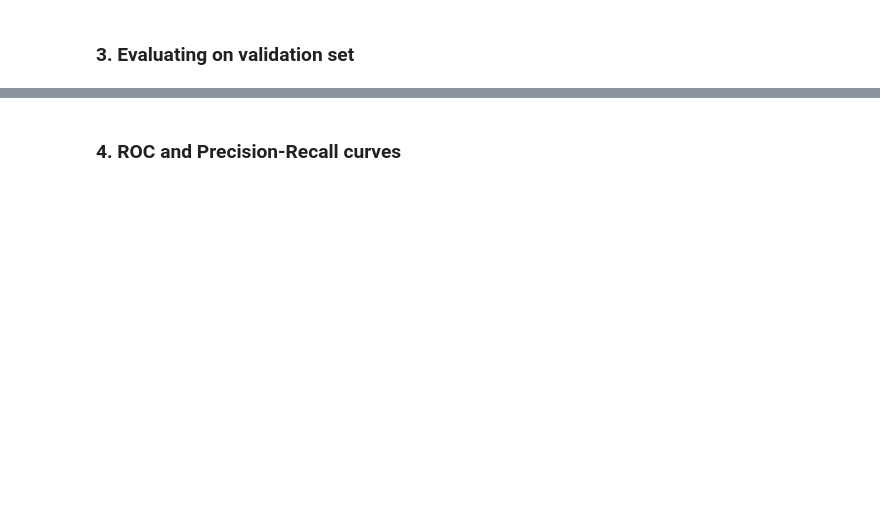
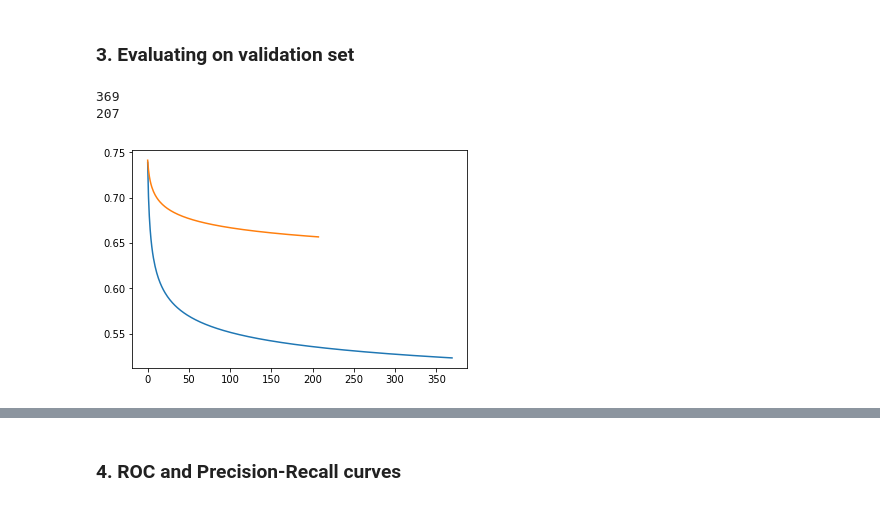
Before and after one commit to zanvat41/Logistic-Regression, a Jupyter notebook: logistic_regression.ipynb, the cells around one changed output, grey strips where cells are left out. Cells and saved outputs as stored; diff of their text form; code cells hidden in the pictures; blank space fills up the shorter version.

```diff
--- a/logistic_regression.ipynb
+++ b/logistic_regression.ipynb
@@ -210,3 +316,14 @@ Final value of L($\theta$) = __
 ### 3. Evaluating on validation set
 # %%
 # (a) Plot L(theta) vs num_epochs for both training and validation set on the same figure
+LR3 = LogisticRegression()
+L_thetas3t, preds3t, theta3t = LR3.fit(X_train,y_train)
+#wt, bt = LR3.get_param()
+#LR4 = LogisticRegression()
+L_thetas4v, preds4v, theta4v = LR3.fit(X_val,y_val)
+plt.plot(range(len(L_thetas3t)), L_thetas3t, range(len(L_thetas4v)), L_thetas4v)
+plt.show()
+# %% [output]
+369
+207
+[figure, added]
```
Also changed, not shown: parts of 19 cells of this notebook.
